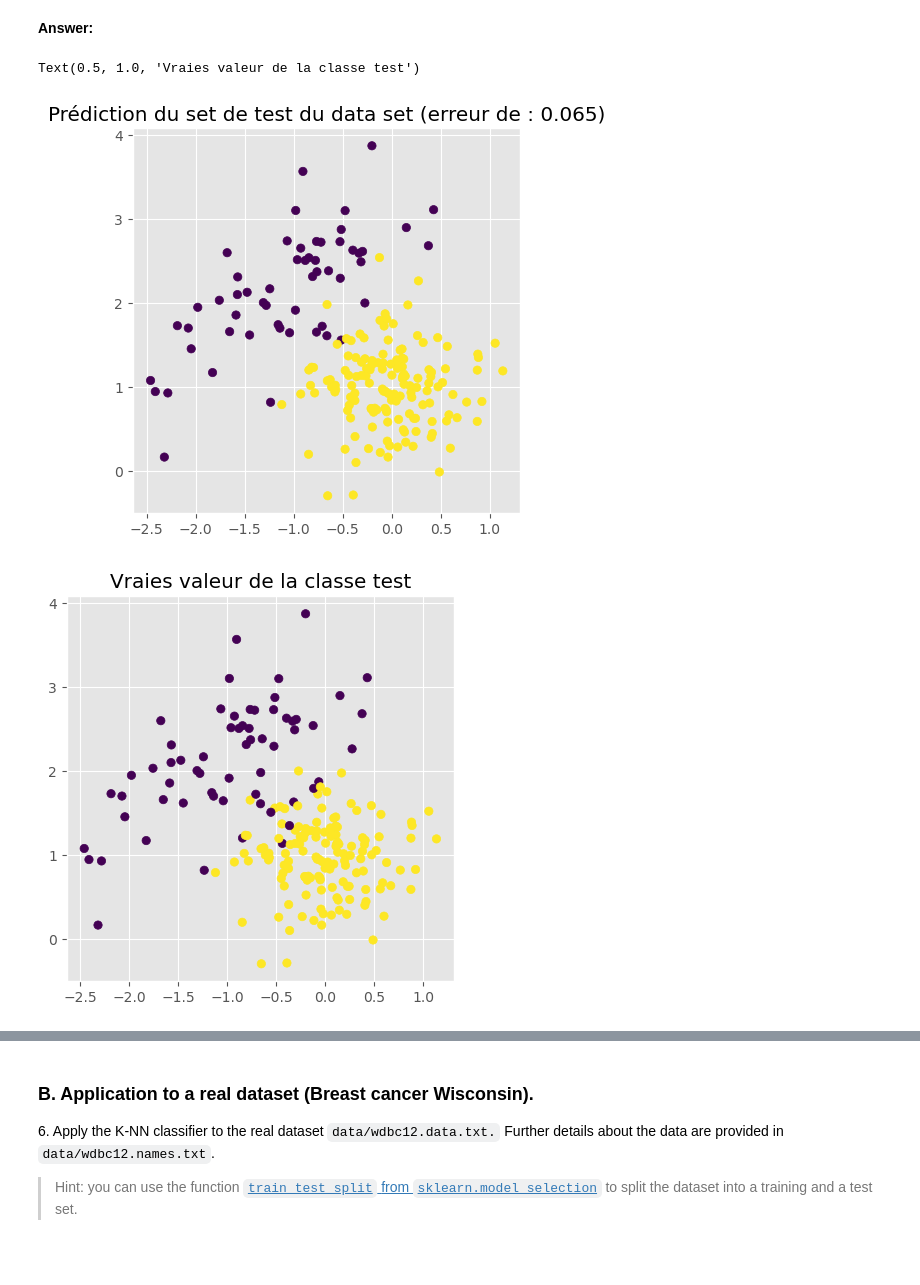
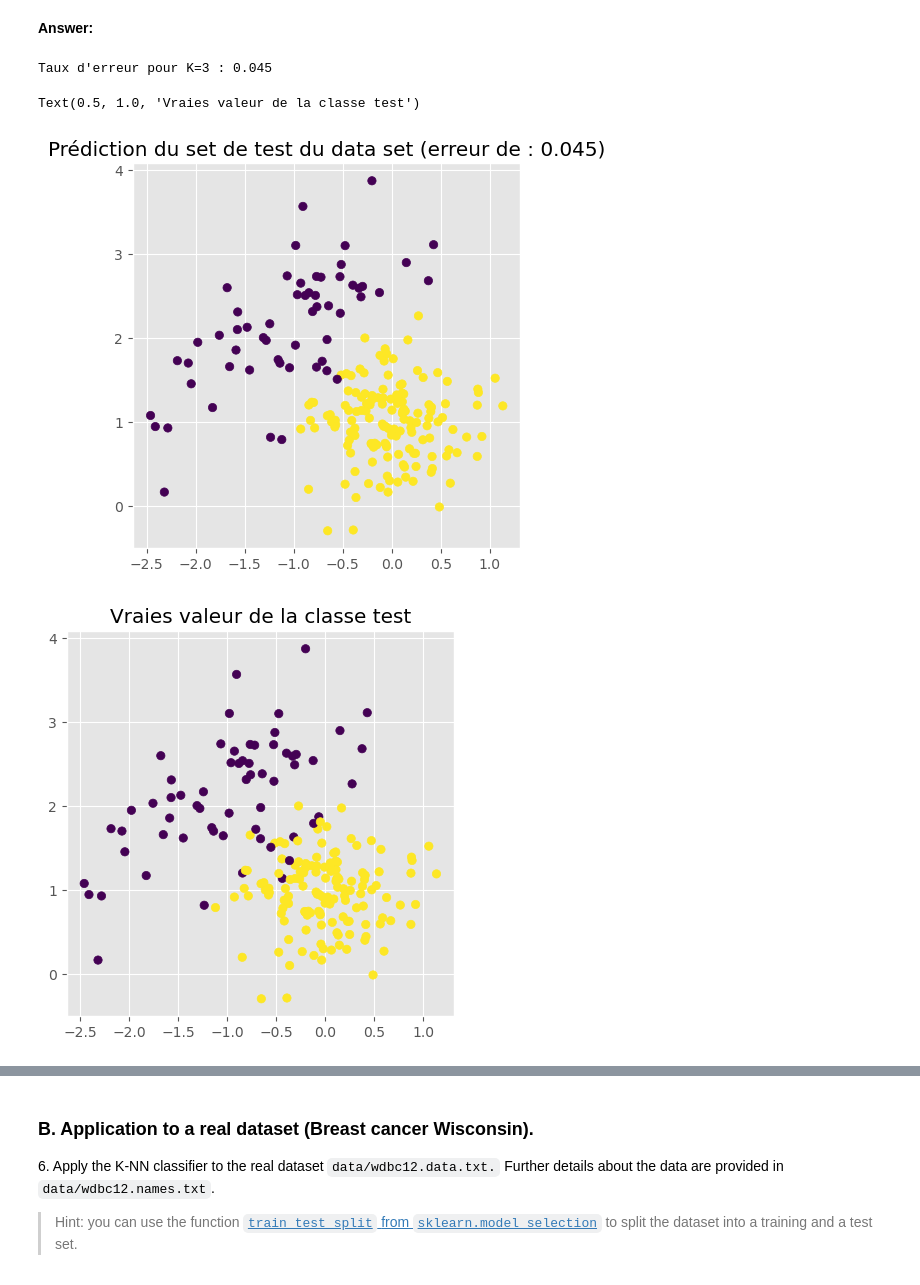
Before and after one commit to VictorCilleros/python_sdia_All, a Jupyter notebook: Labs/Lab4/lab4.ipynb, the cells around one changed output, grey strips where cells are left out. Drawn from its saved outputs; the diff is of its cells as text; code cells hidden in the pictures.

Commit message:
Update
- classifieur KNN marche super
- comparaison ave Sklearn faite

```diff
--- a/Labs/Lab4/lab4.ipynb
+++ b/Labs/Lab4/lab4.ipynb
@@ -196,19 +189,21 @@ Text(0.5, 1.0, 'Vraies valeur de la classe test')
 # %%
 # your code
 from sklearn.neighbors import KNeighborsClassifier
 
-classifierKnn_sklearn=KNeighborsClassifier(n_neighbors=1).fit(x_train,class_train)
+classifierKnn_sklearn=KNeighborsClassifier(n_neighbors=3).fit(x_train,class_train)
 target_prediction_test_sklearn = classifierKnn_sklearn.predict(x_test)
 error = computeError(target_prediction_test_sklearn,class_test)
+print("Taux d'erreur pour K=3 : "+str(error))
 plt.style.use("ggplot")
 plt.figure(figsize=(5,5))
 #plt.scatter(x_train[:,0],x_train[:,1],c=class_train)
 plt.scatter(x_test[:,0],x_test[:,1],c=target_prediction_test_sklearn)
 plt.title('Prédiction du set de test du data set (erreur de : '+str(error)+')')
 plt.figure(figsize=(5,5))
 plt.scatter(x_test[:,0],x_test[:,1],c=class_test)
 plt.title('Vraies valeur de la classe test')
 # %% [output]
-Text(0.5, 1.0, 'Vraies valeur de la classe test')
+Taux d'erreur pour K=3 : 0.045
+Text(0.5, 1.0, 'Vraies valeur de la classe test')
-[figure, old version]
+[figure, new version]
 [figure]
```
Also changed, not shown: parts of 16 cells of this notebook.
